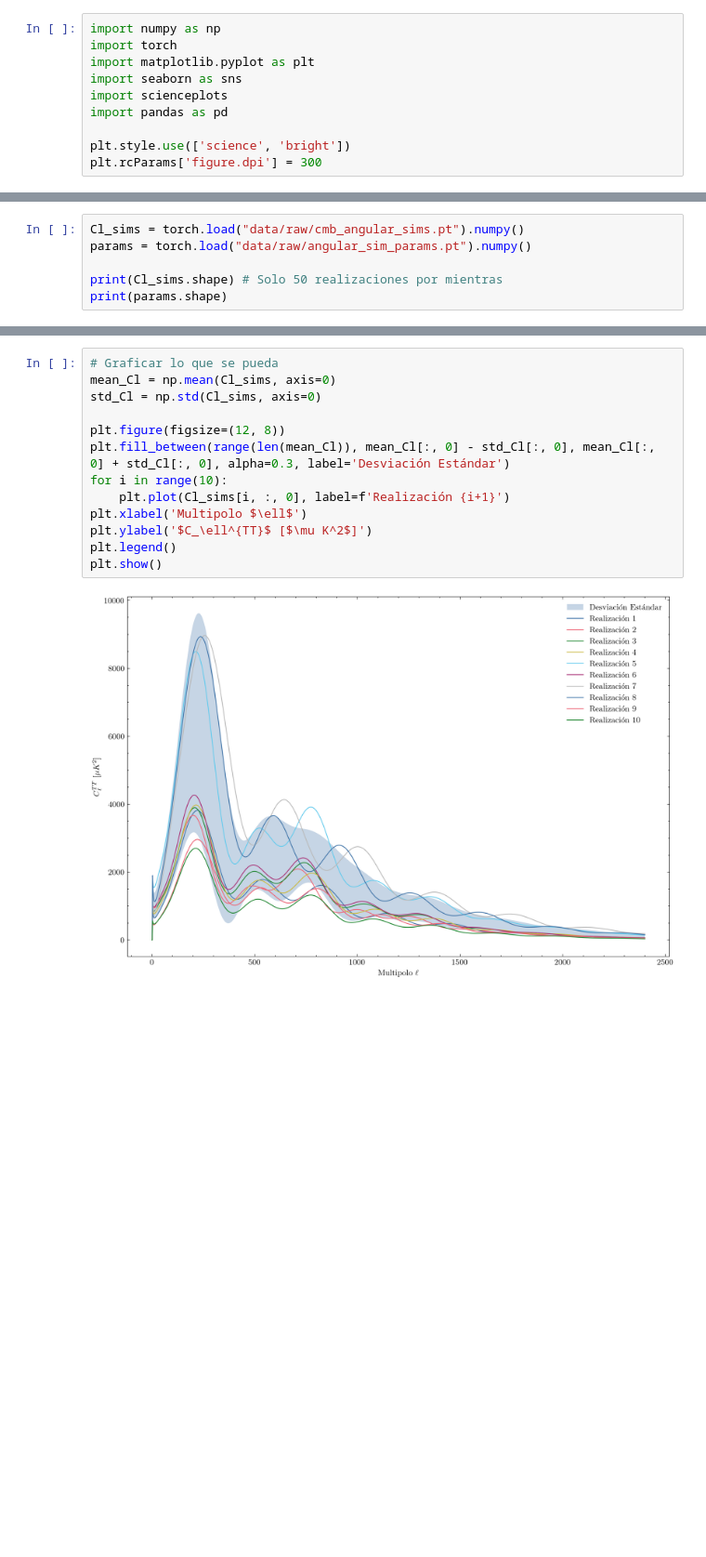
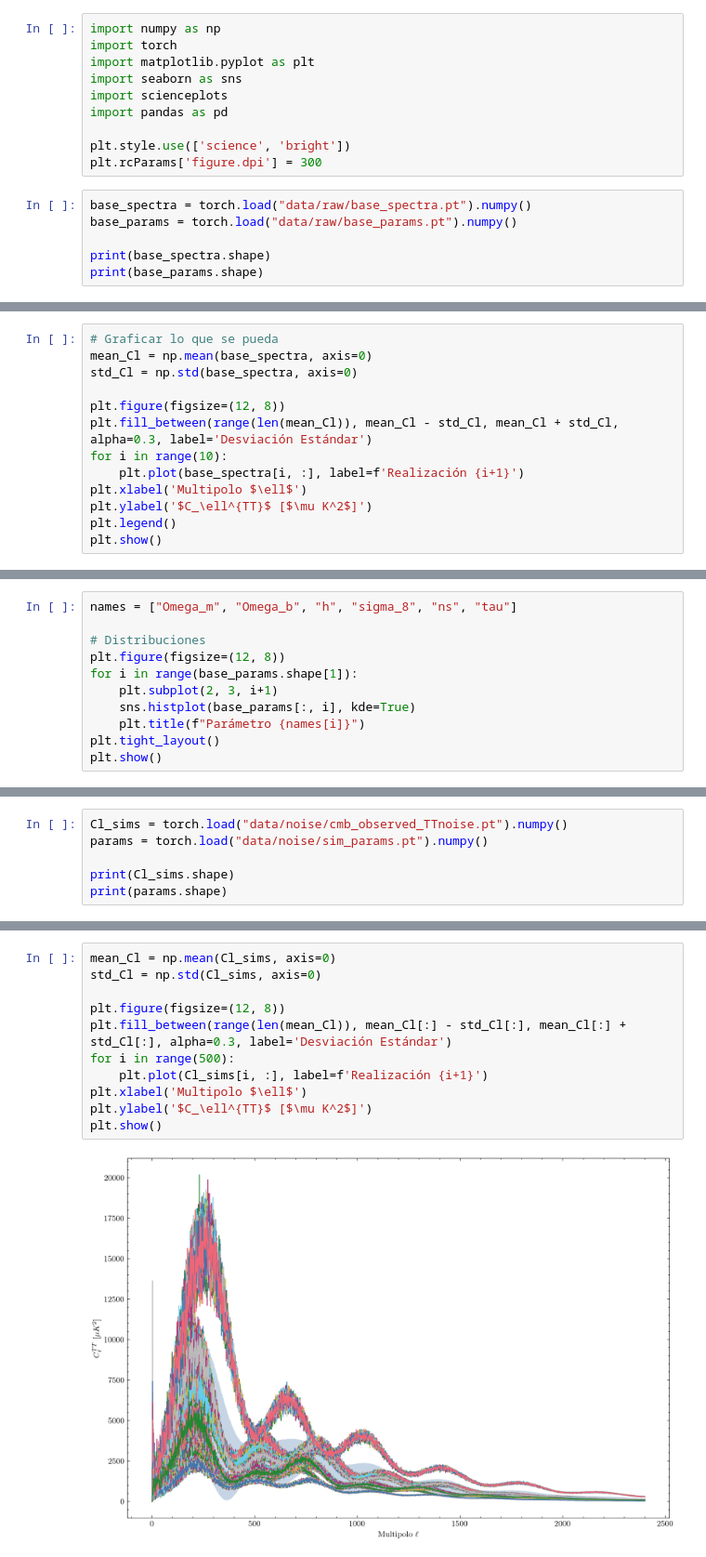
Before and after one commit to julianticucho/cmb-sbi-inference, a Jupyter notebook: data_analysis.ipynb, the cells around one changed output, grey strips where cells are left out. Shown at 93% size. Saved outputs shown, nothing was run; the diff lists cells and outputs as text; blank space fills up the shorter version.

Commit message:
-50 realizaciones por cada cosmología -agregar ruido instrumental (paper Alex_Cole) -intento de neural_compressor

```diff
--- a/data_analysis.ipynb
+++ b/data_analysis.ipynb
@@ -8,3 +8,9 @@ import pandas as pd
 
 plt.style.use(['science', 'bright'])
 plt.rcParams['figure.dpi'] = 300
+# %%
+base_spectra = torch.load("data/raw/base_spectra.pt").numpy()
+base_params = torch.load("data/raw/base_params.pt").numpy()
+
+print(base_spectra.shape)
+print(base_params.shape)
@@ -10,0 +20,13 @@ plt.rcParams['figure.dpi'] = 300
+# %%
+# Graficar lo que se pueda
+mean_Cl = np.mean(base_spectra, axis=0)
+std_Cl = np.std(base_spectra, axis=0)
+
+plt.figure(figsize=(12, 8))
+plt.fill_between(range(len(mean_Cl)), mean_Cl - std_Cl, mean_Cl + std_Cl, alpha=0.3, label='Desviación Estándar')
+for i in range(10):
+    plt.plot(base_spectra[i, :], label=f'Realización {i+1}')
+plt.xlabel('Multipolo $\ell$')
+plt.ylabel('$C_\ell^{TT}$ [$\mu K^2$]')
+plt.legend()
+plt.show()
@@ -10,0 +35,11 @@ plt.rcParams['figure.dpi'] = 300
+# %%
+names = ["Omega_m", "Omega_b", "h", "sigma_8", "ns", "tau"]
+
+# Distribuciones
+plt.figure(figsize=(12, 8))
+for i in range(base_params.shape[1]):
+    plt.subplot(2, 3, i+1)
+    sns.histplot(base_params[:, i], kde=True)
+    plt.title(f"Parámetro {names[i]}")
+plt.tight_layout()
+plt.show()
@@ -11,7 +66,7 @@ plt.rcParams['figure.dpi'] = 300
 # %%
-Cl_sims = torch.load("data/raw/cmb_angular_sims.pt").numpy()
-params = torch.load("data/raw/angular_sim_params.pt").numpy()
+Cl_sims = torch.load("data/noise/cmb_observed_TTnoise.pt").numpy()
+params = torch.load("data/noise/sim_params.pt").numpy()
 
-print(Cl_sims.shape) # Solo 50 realizaciones por mientras
+print(Cl_sims.shape)
 print(params.shape)
 # %% [output]
@@ -20,15 +84,13 @@ print(params.shape)
 # %%
-# Graficar lo que se pueda
 mean_Cl = np.mean(Cl_sims, axis=0)
 std_Cl = np.std(Cl_sims, axis=0)
 
 plt.figure(figsize=(12, 8))
-plt.fill_between(range(len(mean_Cl)), mean_Cl[:, 0] - std_Cl[:, 0], mean_Cl[:, 0] + std_Cl[:, 0], alpha=0.3, label='Desviación Estándar')
-for i in range(10):
-    plt.plot(Cl_sims[i, :, 0], label=f'Realización {i+1}')
+plt.fill_between(range(len(mean_Cl)), mean_Cl[:] - std_Cl[:], mean_Cl[:] + std_Cl[:], alpha=0.3, label='Desviación Estándar')
+for i in range(500):
+    plt.plot(Cl_sims[i, :], label=f'Realización {i+1}')
 plt.xlabel('Multipolo $\ell$')
 plt.ylabel('$C_\ell^{TT}$ [$\mu K^2$]')
-plt.legend()
 plt.show()
 # %% [output]
-[figure, old version]
+[figure, new version]
```
Also changed, not shown: parts of 14 cells of this notebook, 14 other files.
